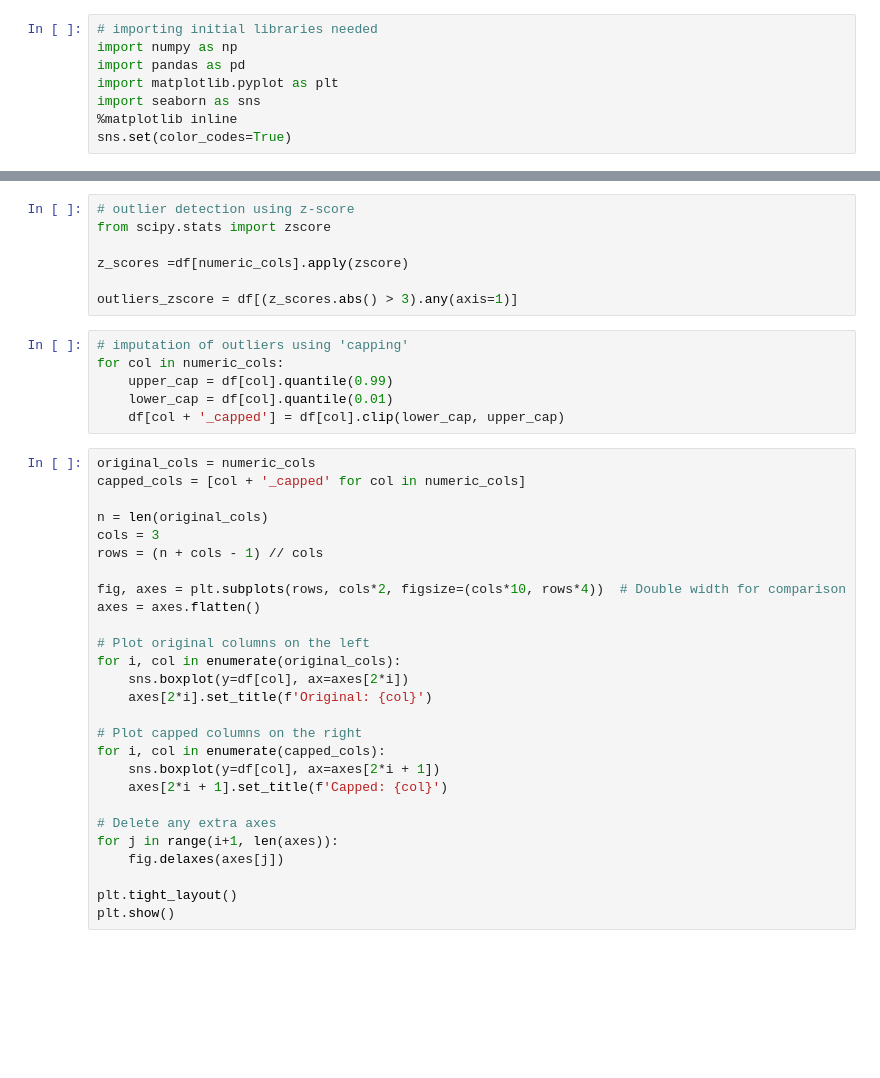
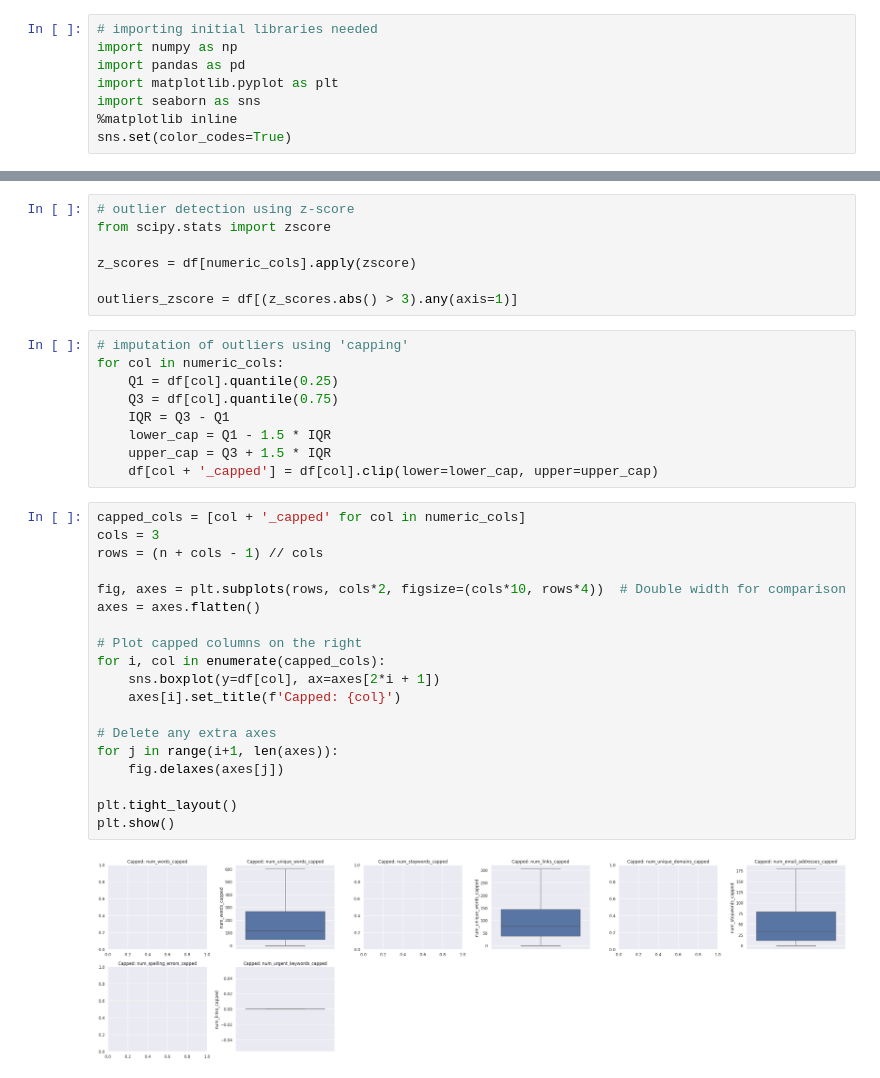
Before and after one commit to duyqphung/ml_final_project, a Jupyter notebook: phung_duy_CECS456_Final.ipynb, the cells around one changed output, grey strips where cells are left out. Cells and saved outputs as stored; diff of their text form; blank space fills up the shorter version.

```diff
--- a/phung_duy_CECS456_Final.ipynb
+++ b/phung_duy_CECS456_Final.ipynb
@@ -87,39 +164,36 @@ plt.show()
 # outlier detection using z-score
 from scipy.stats import zscore
 
-z_scores =df[numeric_cols].apply(zscore)
+z_scores = df[numeric_cols].apply(zscore)
 
 outliers_zscore = df[(z_scores.abs() > 3).any(axis=1)]
 # %%
 # imputation of outliers using 'capping'
 for col in numeric_cols:
-    upper_cap = df[col].quantile(0.99)
-    lower_cap = df[col].quantile(0.01)
-    df[col + '_capped'] = df[col].clip(lower_cap, upper_cap)
+    Q1 = df[col].quantile(0.25)
+    Q3 = df[col].quantile(0.75)
+    IQR = Q3 - Q1
+    lower_cap = Q1 - 1.5 * IQR
+    upper_cap = Q3 + 1.5 * IQR
+    df[col + '_capped'] = df[col].clip(lower=lower_cap, upper=upper_cap)
 # %%
-original_cols = numeric_cols
 capped_cols = [col + '_capped' for col in numeric_cols]
-
-n = len(original_cols)
 cols = 3
 rows = (n + cols - 1) // cols
 
 fig, axes = plt.subplots(rows, cols*2, figsize=(cols*10, rows*4))  # Double width for comparison
 axes = axes.flatten()
 
-# Plot original columns on the left
-for i, col in enumerate(original_cols):
-    sns.boxplot(y=df[col], ax=axes[2*i])
-    axes[2*i].set_title(f'Original: {col}')
-
 # Plot capped columns on the right
 for i, col in enumerate(capped_cols):
     sns.boxplot(y=df[col], ax=axes[2*i + 1])
-    axes[2*i + 1].set_title(f'Capped: {col}')
+    axes[i].set_title(f'Capped: {col}')
 
 # Delete any extra axes
 for j in range(i+1, len(axes)):
     fig.delaxes(axes[j])
 
 plt.tight_layout()
 plt.show()
+# %% [output]
+[figure, added]
```
Also changed, not shown: parts of 9 cells of this notebook.
